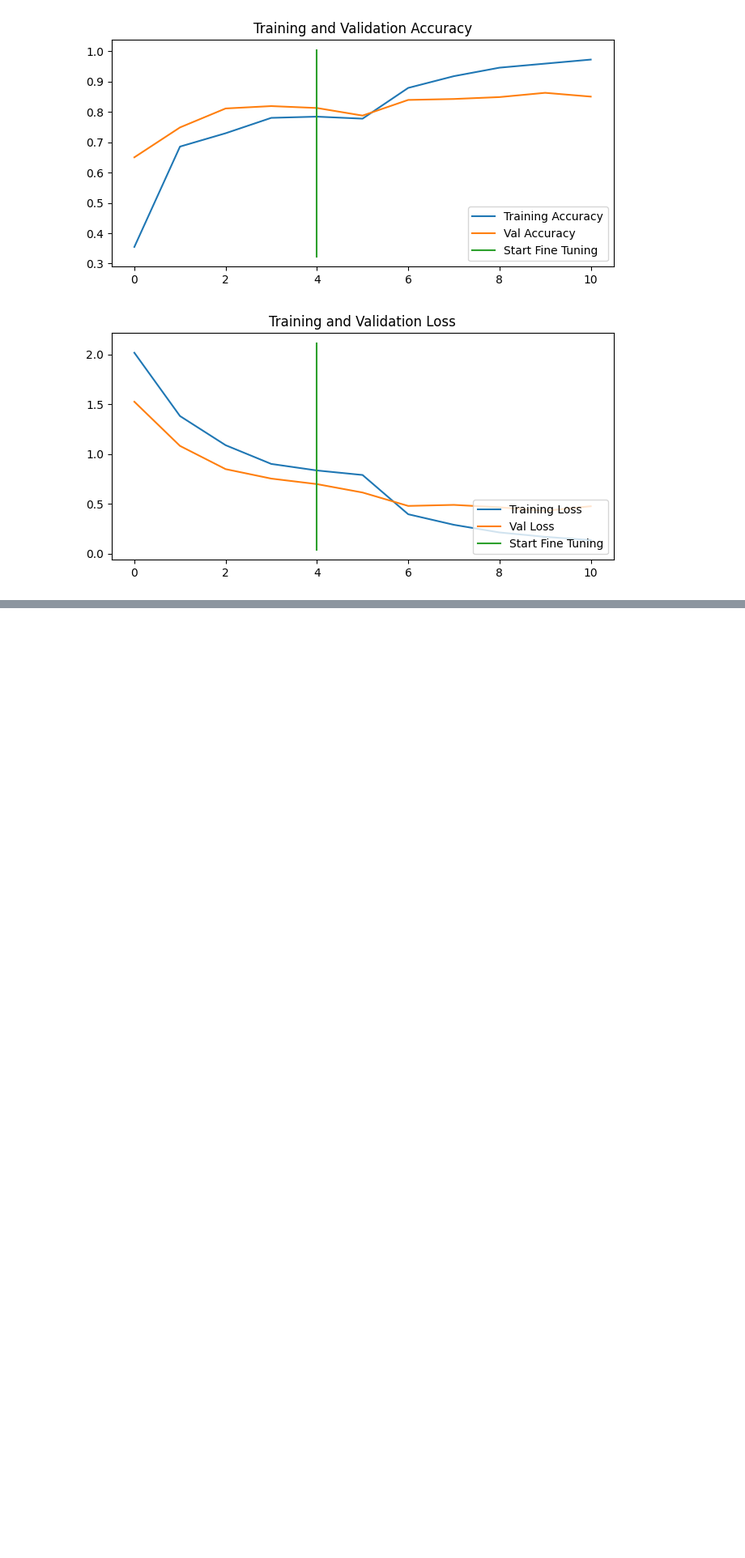
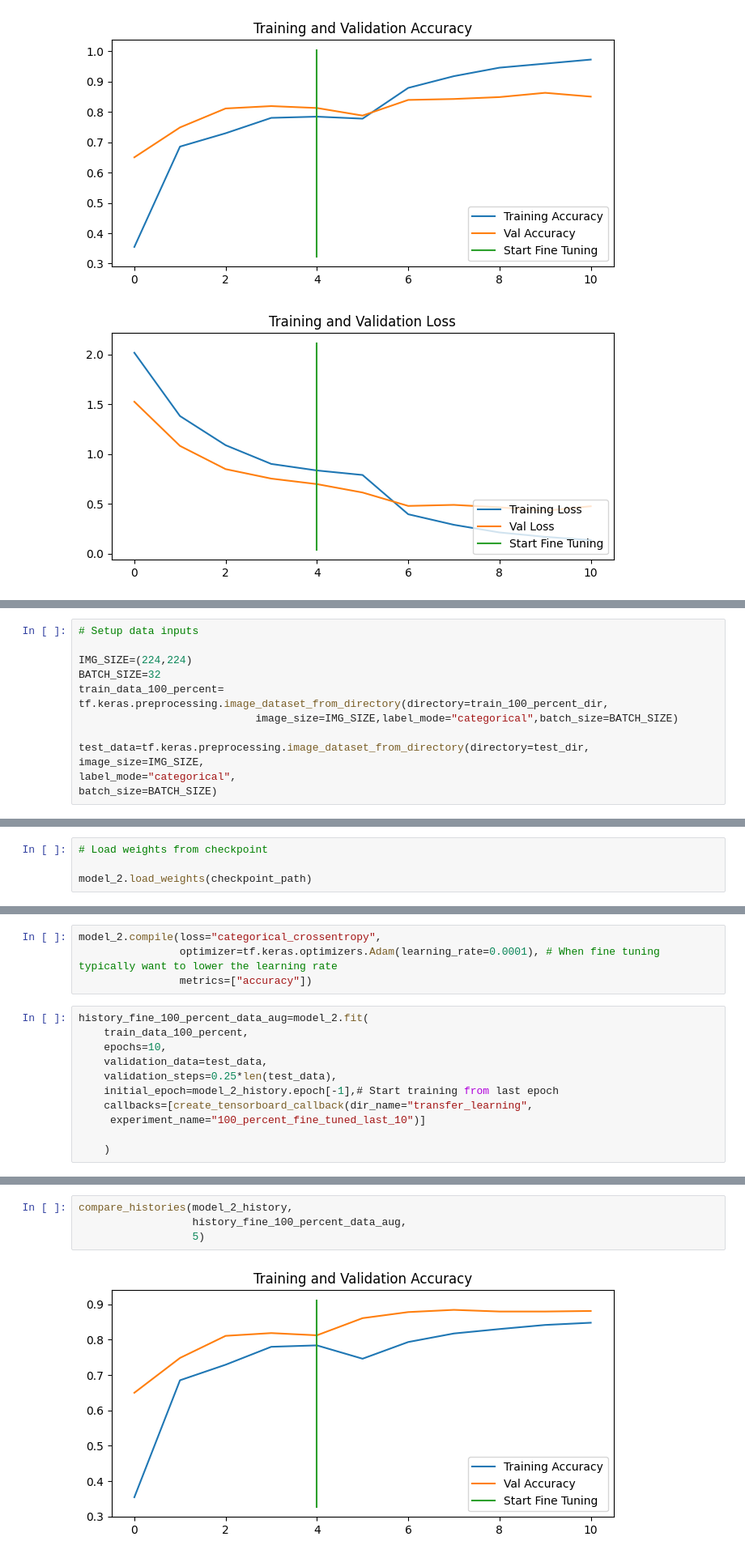
Before and after one commit to Meta-c/Tensorflow-Certificate-preparation, a Jupyter notebook: 05_transfer_learning_fine_tuning.ipynb, the cells around one changed output, grey strips where cells are left out. Shown at 81% size. Drawn from its saved outputs; the diff is of its cells as text; blank space fills up the shorter version.

```diff
--- a/05_transfer_learning_fine_tuning.ipynb
+++ b/05_transfer_learning_fine_tuning.ipynb
@@ -561,0 +578,12 @@ compare_histories(model_2_history,
+# %%
+# Setup data inputs
+
+IMG_SIZE=(224,224)
+BATCH_SIZE=32
+train_data_100_percent= tf.keras.preprocessing.image_dataset_from_directory(directory=train_100_percent_dir,
+                            image_size=IMG_SIZE,label_mode="categorical",batch_size=BATCH_SIZE)
+
+test_data=tf.keras.preprocessing.image_dataset_from_directory(directory=test_dir,
+image_size=IMG_SIZE,
+label_mode="categorical",
+batch_size=BATCH_SIZE)
@@ -561,0 +595,4 @@ compare_histories(model_2_history,
+# %%
+# Load weights from checkpoint
+
+model_2.load_weights(checkpoint_path)
@@ -561,0 +612,15 @@ compare_histories(model_2_history,
+# %%
+model_2.compile(loss="categorical_crossentropy",
+                optimizer=tf.keras.optimizers.Adam(learning_rate=0.0001), # When fine tuning typically want to lower the learning rate
+                metrics=["accuracy"])
+# %%
+history_fine_100_percent_data_aug=model_2.fit(
+    train_data_100_percent,
+    epochs=10,
+    validation_data=test_data,
+    validation_steps=0.25*len(test_data),
+    initial_epoch=model_2_history.epoch[-1],# Start training from last epoch
+    callbacks=[create_tensorboard_callback(dir_name="transfer_learning",
+     experiment_name="100_percent_fine_tuned_last_10")]
+
+    )
@@ -561,0 +647,6 @@ compare_histories(model_2_history,
+# %%
+compare_histories(model_2_history,
+                  history_fine_100_percent_data_aug,
+                  5)
+# %% [output]
+[figure, added]
```
Also changed, not shown: parts of 10 cells of this notebook, 6 other files.
